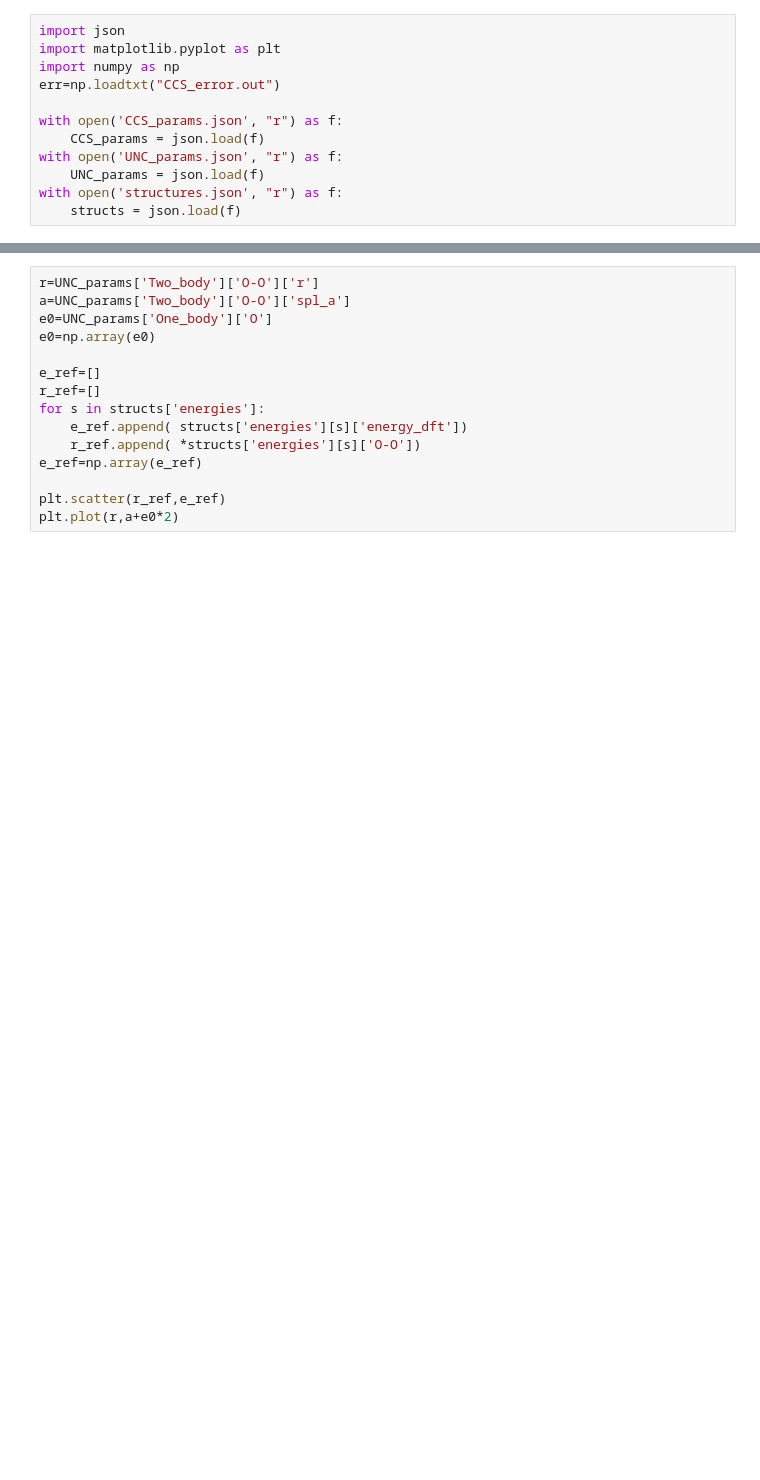
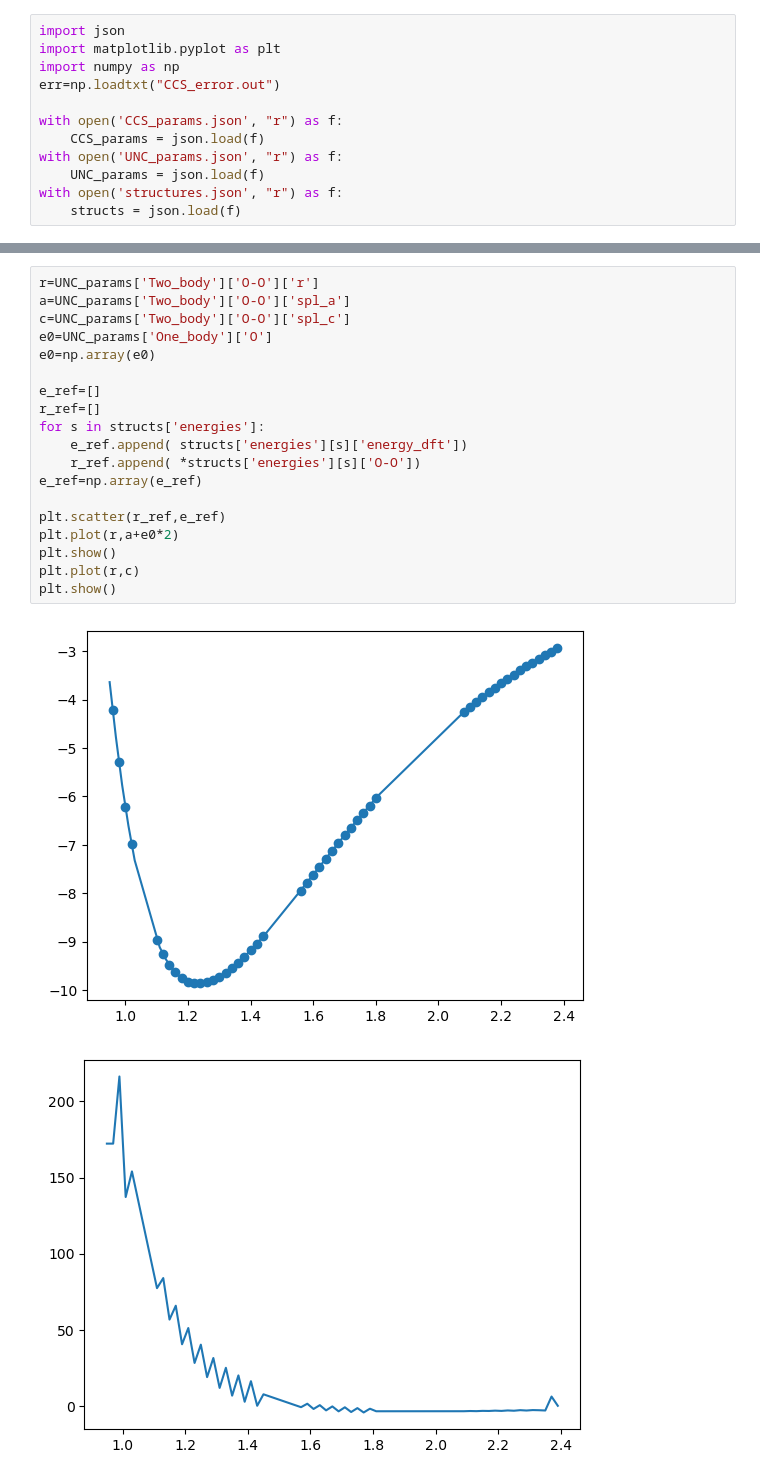
Before and after one commit to Teoroo-CMC/CCS, a Jupyter notebook: examples/Advanced_Tutorials/Twobody_fit_for_an_O2_molecule/plotter.ipynb, the cells around one changed output, grey strips where cells are left out. Cells and saved outputs as stored; diff of their text form; blank space fills up the shorter version.

```diff
--- a/examples/Advanced_Tutorials/Twobody_fit_for_an_O2_molecule/plotter.ipynb
+++ b/examples/Advanced_Tutorials/Twobody_fit_for_an_O2_molecule/plotter.ipynb
@@ -46,15 +51,22 @@ NameError: name 'CCS_params' is not defined
 # %%
 r=UNC_params['Two_body']['O-O']['r']
 a=UNC_params['Two_body']['O-O']['spl_a']
+c=UNC_params['Two_body']['O-O']['spl_c']
 e0=UNC_params['One_body']['O']
 e0=np.array(e0)
 
 e_ref=[]
 r_ref=[]
 for s in structs['energies']:
     e_ref.append( structs['energies'][s]['energy_dft'])
     r_ref.append( *structs['energies'][s]['O-O'])
 e_ref=np.array(e_ref)
 
 plt.scatter(r_ref,e_ref)
 plt.plot(r,a+e0*2)
+plt.show()
+plt.plot(r,c)
+plt.show()
+# %% [output]
+[figure, added]
+[figure, added]
```
Also changed, not shown: parts of 1 cell of this notebook, 2 other files.
